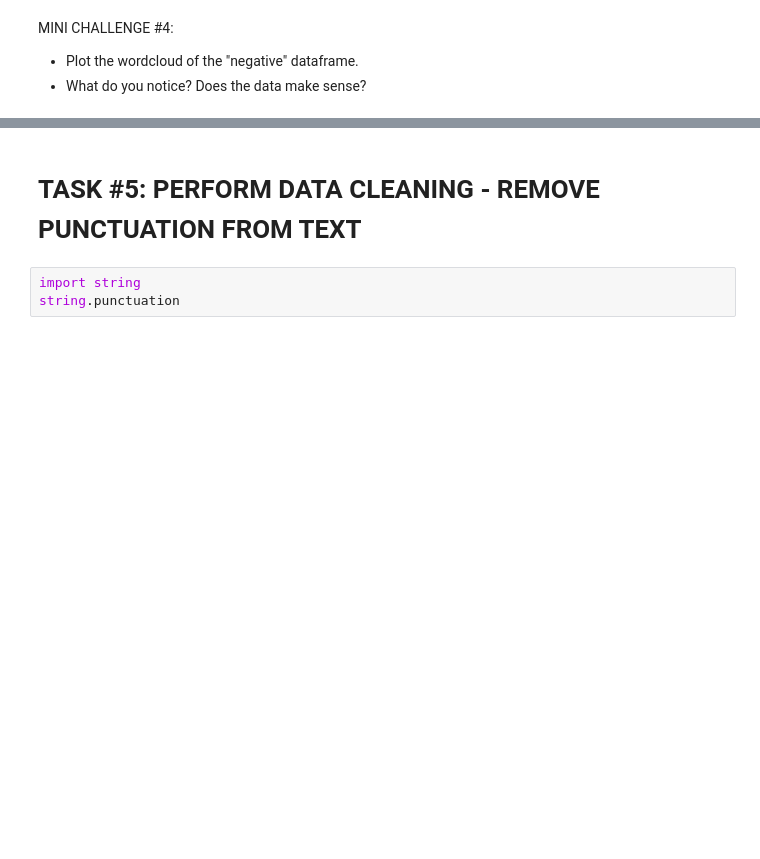
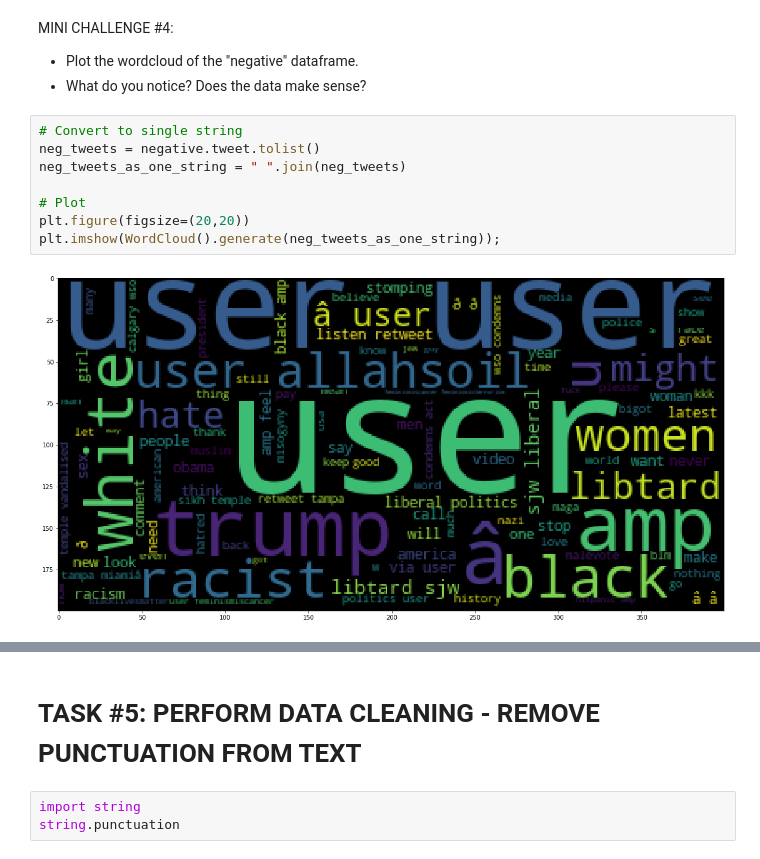
Before and after one commit to JessicaFB/Twitter-Sentiment-Analysis-Naive-Bayes, a Jupyter notebook: Twitter_Sentiment_Analysis.ipynb, the cells around one changed output, grey strips where cells are left out. Drawn from its saved outputs; the diff is of its cells as text; blank space fills up the shorter version.

```diff
--- a/Twitter_Sentiment_Analysis.ipynb
+++ b/Twitter_Sentiment_Analysis.ipynb
@@ -143,3 +193,13 @@ plt.imshow(WordCloud().generate(sentences_as_one_string))
 MINI CHALLENGE #4:
 - Plot the wordcloud of the "negative" dataframe.
 - What do you notice? Does the data make sense?
+# %%
+# Convert to single string
+neg_tweets = negative.tweet.tolist()
+neg_tweets_as_one_string = " ".join(neg_tweets)
+
+# Plot
+plt.figure(figsize=(20,20))
+plt.imshow(WordCloud().generate(neg_tweets_as_one_string));
+# %% [output]
+[figure, added]
```
Also changed, not shown: parts of 12 cells of this notebook.
